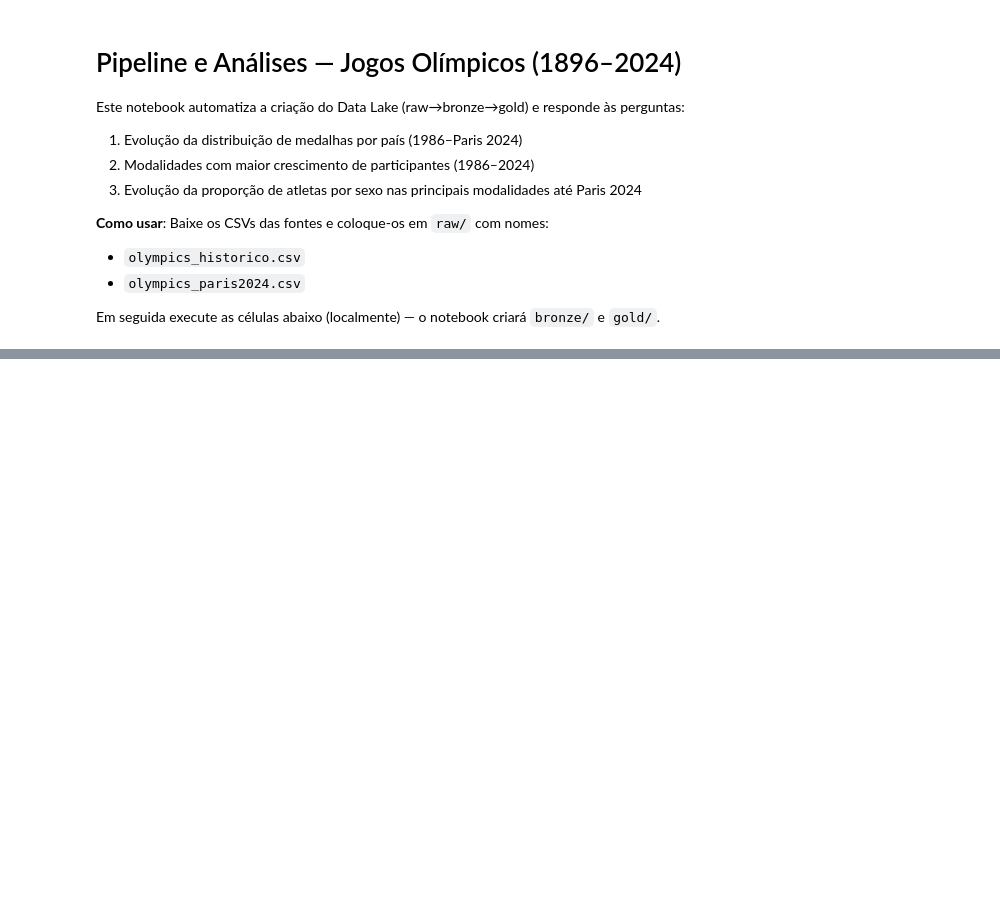
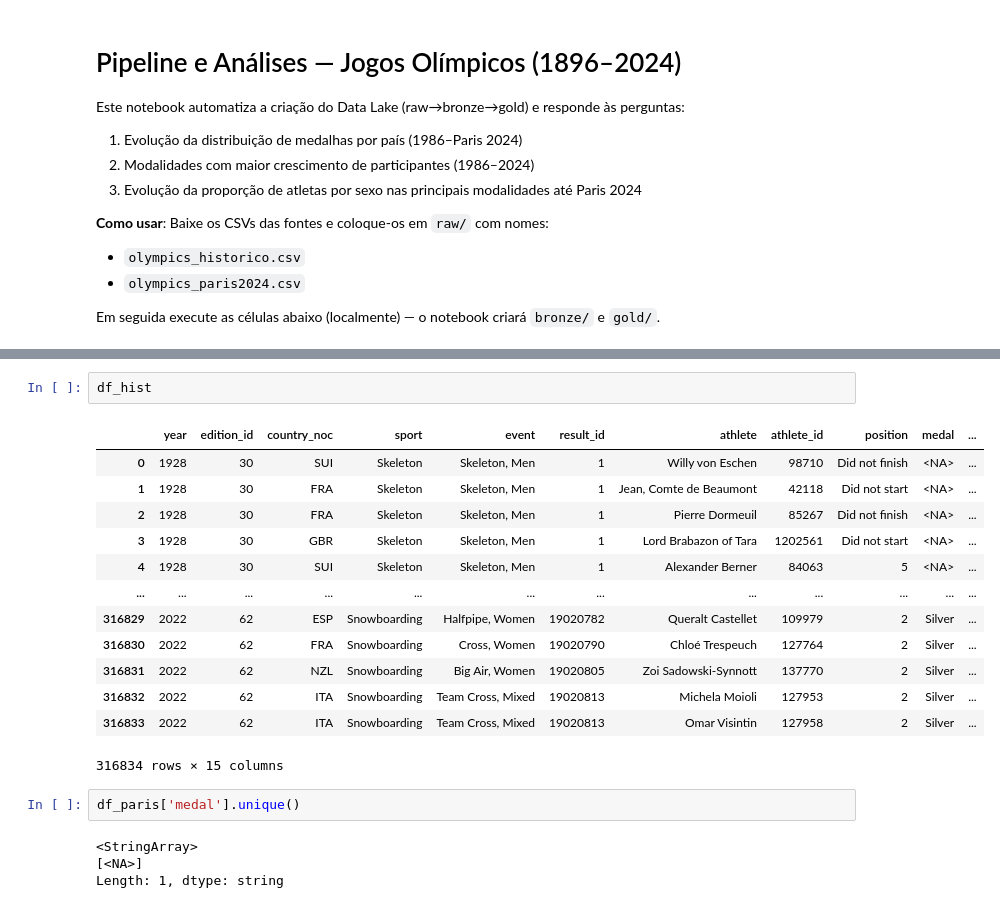
Before and after one commit to GustavoCosta200/Olympics-datalake, a Jupyter notebook: notebook.ipynb, the cells around one changed output, grey strips where cells are left out. Drawn from its saved outputs; the diff is of its cells as text; blank space fills up the shorter version.

```diff
--- a/notebook.ipynb
+++ b/notebook.ipynb
@@ -121 +220,23 @@ if 'df_hist' in globals():
+# %%
+df_hist
+# %% [output]
+|  | year | edition_id | country_noc | sport | event | result_id | athlete | athlete_id | position | medal | ... |
+| 0 | 1928 | 30 | SUI | Skeleton | Skeleton, Men | 1 | Willy von Eschen | 98710 | Did not finish | <NA> | ... |
+| 1 | 1928 | 30 | FRA | Skeleton | Skeleton, Men | 1 | Jean, Comte de Beaumont | 42118 | Did not start | <NA> | ... |
+| 2 | 1928 | 30 | FRA | Skeleton | Skeleton, Men | 1 | Pierre Dormeuil | 85267 | Did not finish | <NA> | ... |
+| 3 | 1928 | 30 | GBR | Skeleton | Skeleton, Men | 1 | Lord Brabazon of Tara | 1202561 | Did not start | <NA> | ... |
+| 4 | 1928 | 30 | SUI | Skeleton | Skeleton, Men | 1 | Alexander Berner | 84063 | 5 | <NA> | ... |
+| ... | ... | ... | ... | ... | ... | ... | ... | ... | ... | ... | ... |
+| 316829 | 2022 | 62 | ESP | Snowboarding | Halfpipe, Women | 19020782 | Queralt Castellet | 109979 | 2 | Silver | ... |
+| 316830 | 2022 | 62 | FRA | Snowboarding | Cross, Women | 19020790 | Chloé Trespeuch | 127764 | 2 | Silver | ... |
+| 316831 | 2022 | 62 | NZL | Snowboarding | Big Air, Women | 19020805 | Zoi Sadowski-Synnott | 137770 | 2 | Silver | ... |
+| 316832 | 2022 | 62 | ITA | Snowboarding | Team Cross, Mixed | 19020813 | Michela Moioli | 127953 | 2 | Silver | ... |
+| 316833 | 2022 | 62 | ITA | Snowboarding | Team Cross, Mixed | 19020813 | Omar Visintin | 127958 | 2 | Silver | ... |
+316834 rows × 15 columns
+# %%
+df_paris['medal'].unique()
+# %% [output]
+<StringArray>
+[<NA>]
+Length: 1, dtype: string
 # %%
```
Also changed, not shown: parts of 13 cells of this notebook, 2 other files.
